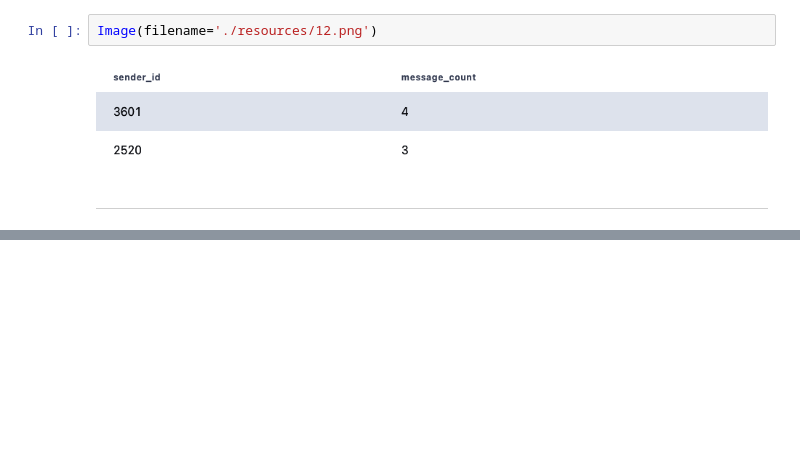
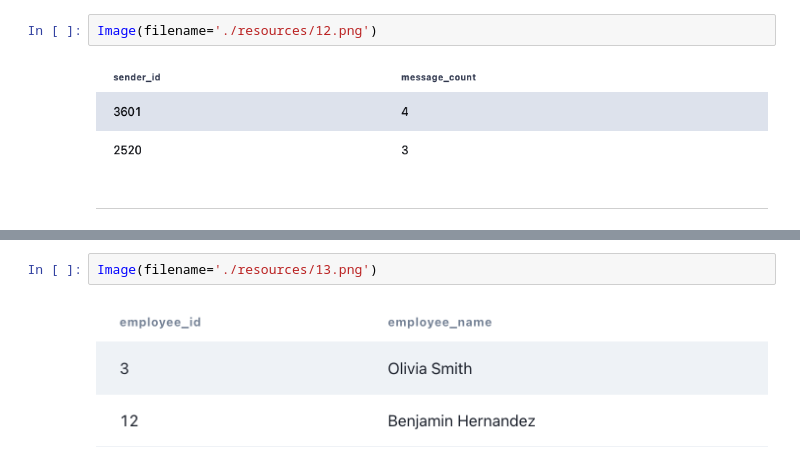
Before and after one commit to A-C-Sai/working-with-data, a Jupyter notebook: interview-prep/datalemur/sql.ipynb, the cells around one changed output, grey strips where cells are left out. Saved outputs shown, nothing was run; the diff lists cells and outputs as text; blank space fills up the shorter version.

```diff
--- a/interview-prep/datalemur/sql.ipynb
+++ b/interview-prep/datalemur/sql.ipynb
@@ -317,0 +396,4 @@ Image(filename='./resources/12.png')
+# %%
+Image(filename='./resources/13.png')
+# %% [output]
+[figure, added]
```
Also changed, not shown: parts of 24 cells of this notebook, 4 other files.
